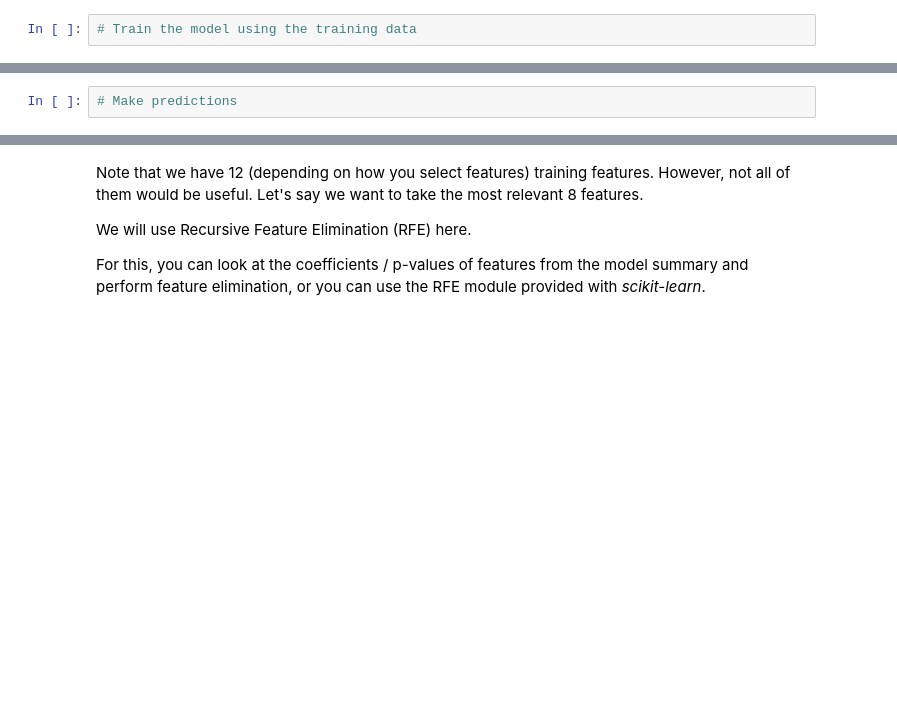
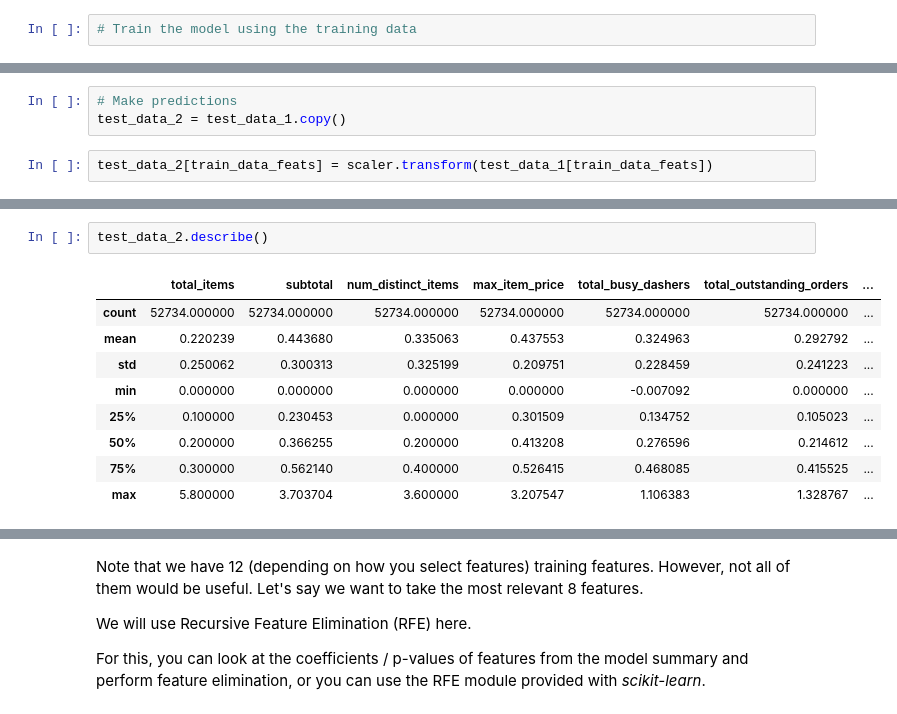
Before and after one commit to avanindra3/LR_Delivery_Time_Prediction, a Jupyter notebook: LR_Delivery_Time_Estimation_Starter_1.ipynb, the cells around one changed output, grey strips where cells are left out. Drawn from its saved outputs; the diff is of its cells as text; blank space fills up the shorter version.

```diff
--- a/LR_Delivery_Time_Estimation_Starter_1.ipynb
+++ b/LR_Delivery_Time_Estimation_Starter_1.ipynb
@@ -618,2 +708,5 @@ You can choose from the libraries *statsmodels* and *scikit-learn* to build the
 # %%
 # Make predictions
+test_data_2 = test_data_1.copy()
+# %%
+test_data_2[train_data_feats] = scaler.transform(test_data_1[train_data_feats])
@@ -619,0 +722,12 @@ You can choose from the libraries *statsmodels* and *scikit-learn* to build the
+# %%
+test_data_2.describe()
+# %% [output]
+|  | total_items | subtotal | num_distinct_items | max_item_price | total_busy_dashers | total_outstanding_orders | ... |
+| count | 52734.000000 | 52734.000000 | 52734.000000 | 52734.000000 | 52734.000000 | 52734.000000 | ... |
+| mean | 0.220239 | 0.443680 | 0.335063 | 0.437553 | 0.324963 | 0.292792 | ... |
+| std | 0.250062 | 0.300313 | 0.325199 | 0.209751 | 0.228459 | 0.241223 | ... |
+| min | 0.000000 | 0.000000 | 0.000000 | 0.000000 | -0.007092 | 0.000000 | ... |
+| 25% | 0.100000 | 0.230453 | 0.000000 | 0.301509 | 0.134752 | 0.105023 | ... |
+| 50% | 0.200000 | 0.366255 | 0.200000 | 0.413208 | 0.276596 | 0.214612 | ... |
+| 75% | 0.300000 | 0.562140 | 0.400000 | 0.526415 | 0.468085 | 0.415525 | ... |
+| max | 5.800000 | 3.703704 | 3.600000 | 3.207547 | 1.106383 | 1.328767 | ... |
```
Also changed, not shown: parts of 20 cells of this notebook.
